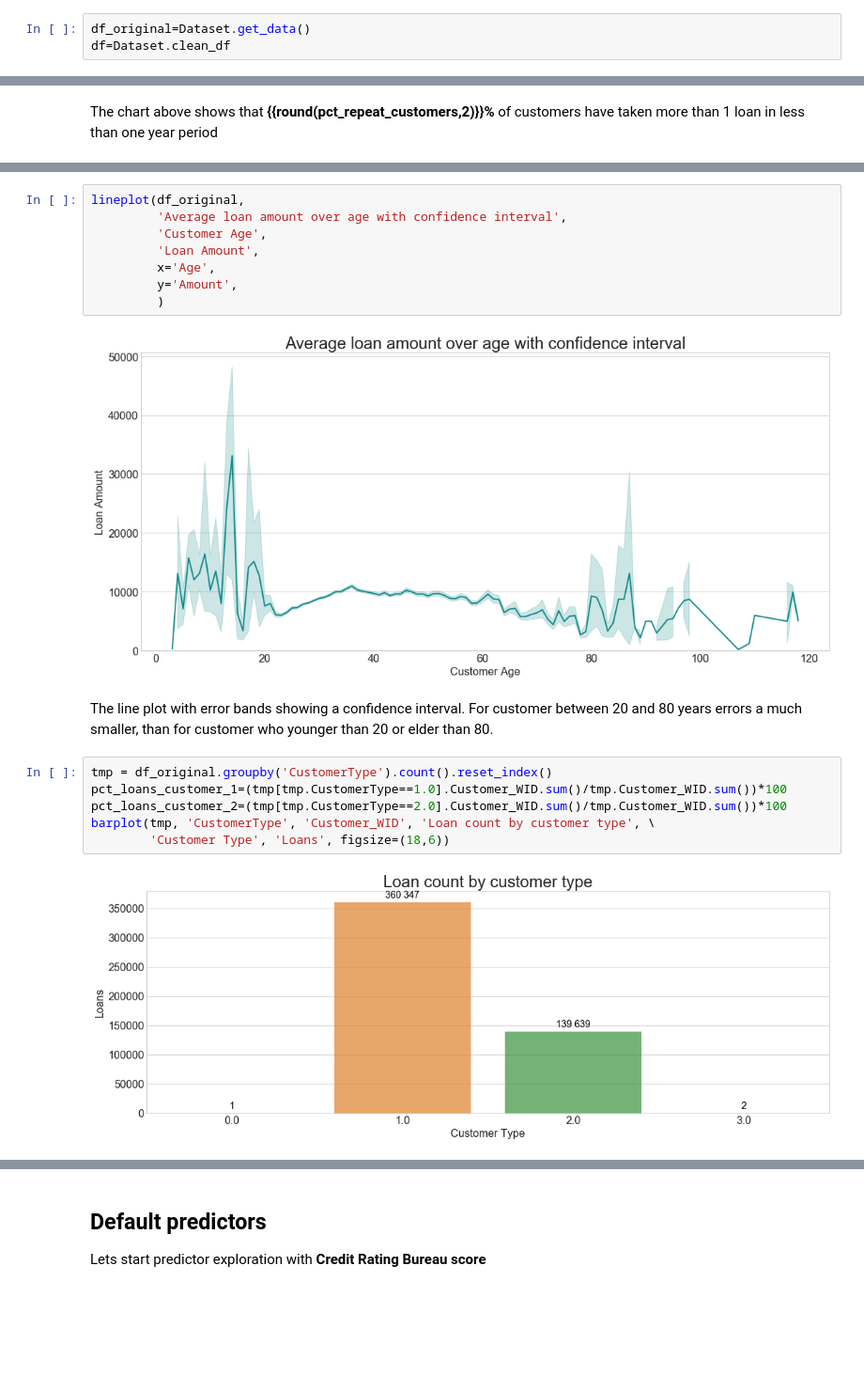
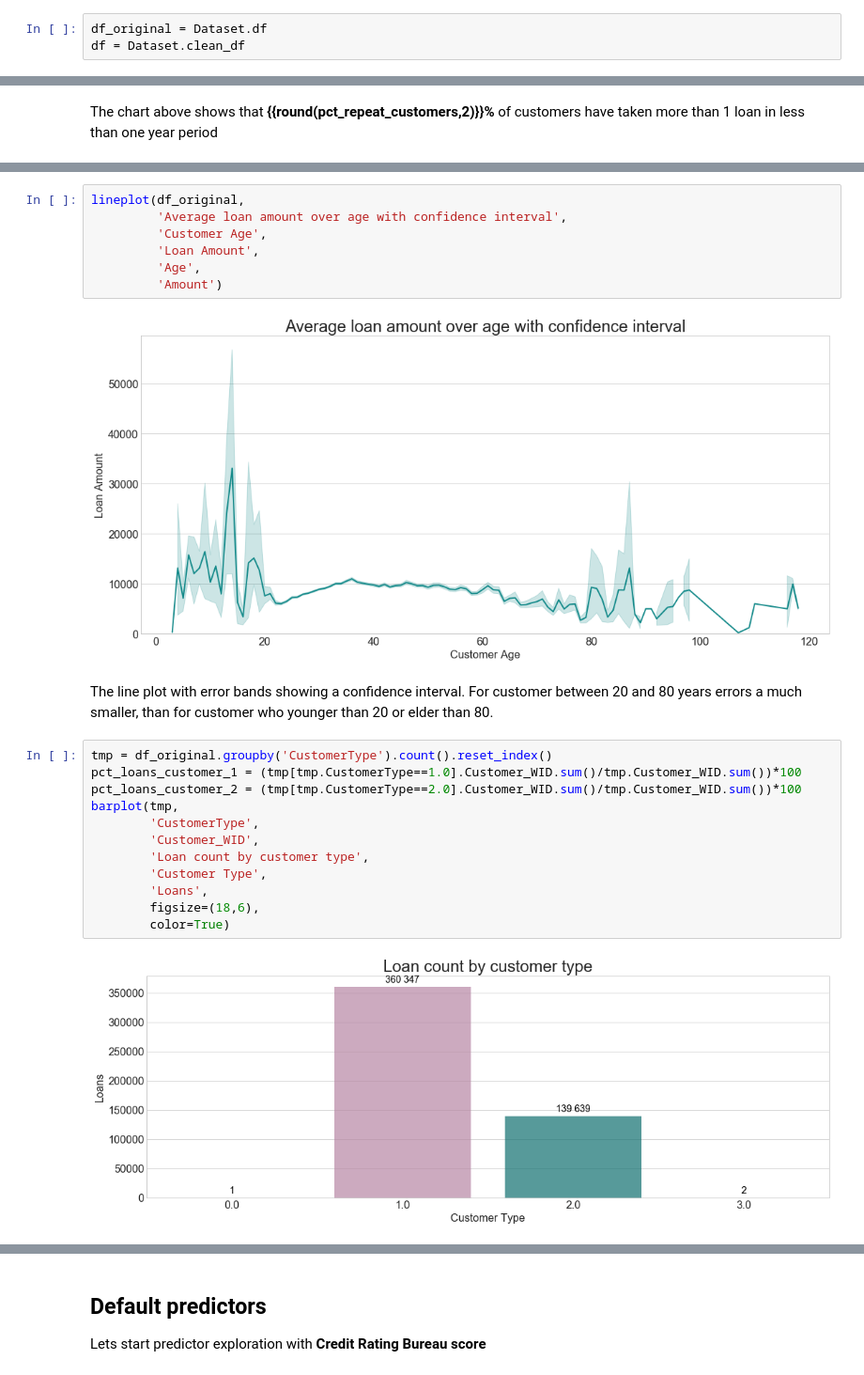
Before and after one commit to SvetlanaCipiseva/CreditScoring, a Jupyter notebook: credit_scoring.ipynb, the cells around one changed output, grey strips where cells are left out. Shown at 94% size. Drawn from its saved outputs; the diff is of its cells as text; blank space fills up the shorter version.

```diff
--- a/credit_scoring.ipynb
+++ b/credit_scoring.ipynb
@@ -46,8 +68,8 @@ For business model evaluation consider using the following information:
 # %% [markdown]
 # Dataset description
 # %%
-df_original=Dataset.get_data()
-df=Dataset.clean_df
+df_original = Dataset.df
+df = Dataset.clean_df
 # %% [markdown]
 **df_original** - original dataset
 Dataset contains a sample of **one month loans**.
@@ -241,21 +237,26 @@ lineplot(df_original,
          'Average loan amount over age with confidence interval',
          'Customer Age',
          'Loan Amount',
-         x='Age',
-         y='Amount',
-         )
+         'Age',
+         'Amount')
 # %% [output]
-[figure, old version]
+[figure, new version]
 # %% [markdown]
 The line plot with error bands showing a confidence interval. For customer between 20 and 80 years errors a much smaller, than for customer who younger than 20 or elder than 80.
 # %%
 tmp = df_original.groupby('CustomerType').count().reset_index()
-pct_loans_customer_1=(tmp[tmp.CustomerType==1.0].Customer_WID.sum()/tmp.Customer_WID.sum())*100
-pct_loans_customer_2=(tmp[tmp.CustomerType==2.0].Customer_WID.sum()/tmp.Customer_WID.sum())*100
-barplot(tmp, 'CustomerType', 'Customer_WID', 'Loan count by customer type', \
-        'Customer Type', 'Loans', figsize=(18,6))
+pct_loans_customer_1 = (tmp[tmp.CustomerType==1.0].Customer_WID.sum()/tmp.Customer_WID.sum())*100
+pct_loans_customer_2 = (tmp[tmp.CustomerType==2.0].Customer_WID.sum()/tmp.Customer_WID.sum())*100
+barplot(tmp,
+        'CustomerType',
+        'Customer_WID',
+        'Loan count by customer type',
+        'Customer Type',
+        'Loans',
+        figsize=(18,6),
+        color=True)
 # %% [output]
-[figure, old version]
+[figure, new version]
 # %% [markdown]
 Internal customer type classification contains two types: '1', '2', but dataset also have 2 customers with type '3' and one customer with type '0'.
 I have deleted those 3 rows from **'df'** dataset.
```
Also changed, not shown: parts of 79 cells of this notebook, 7 other files.
